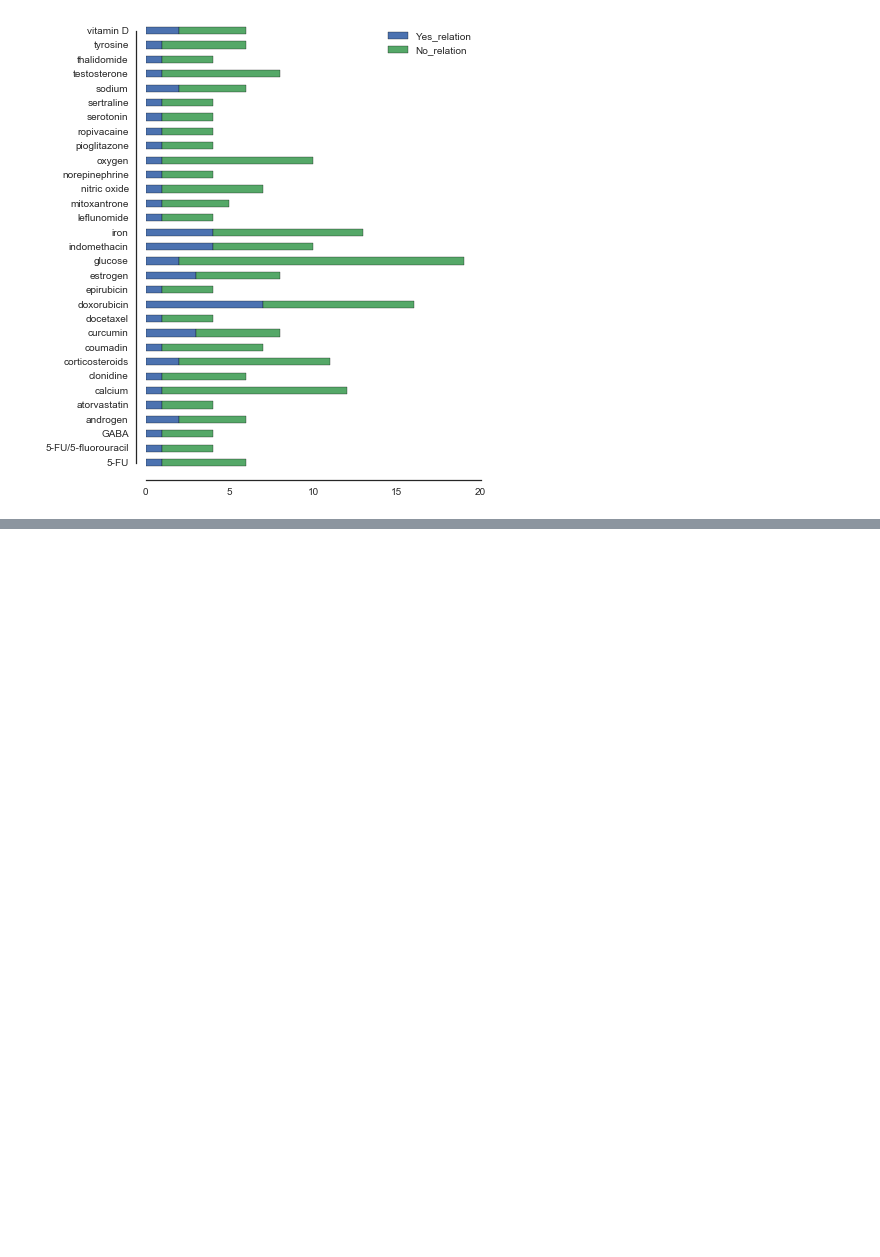
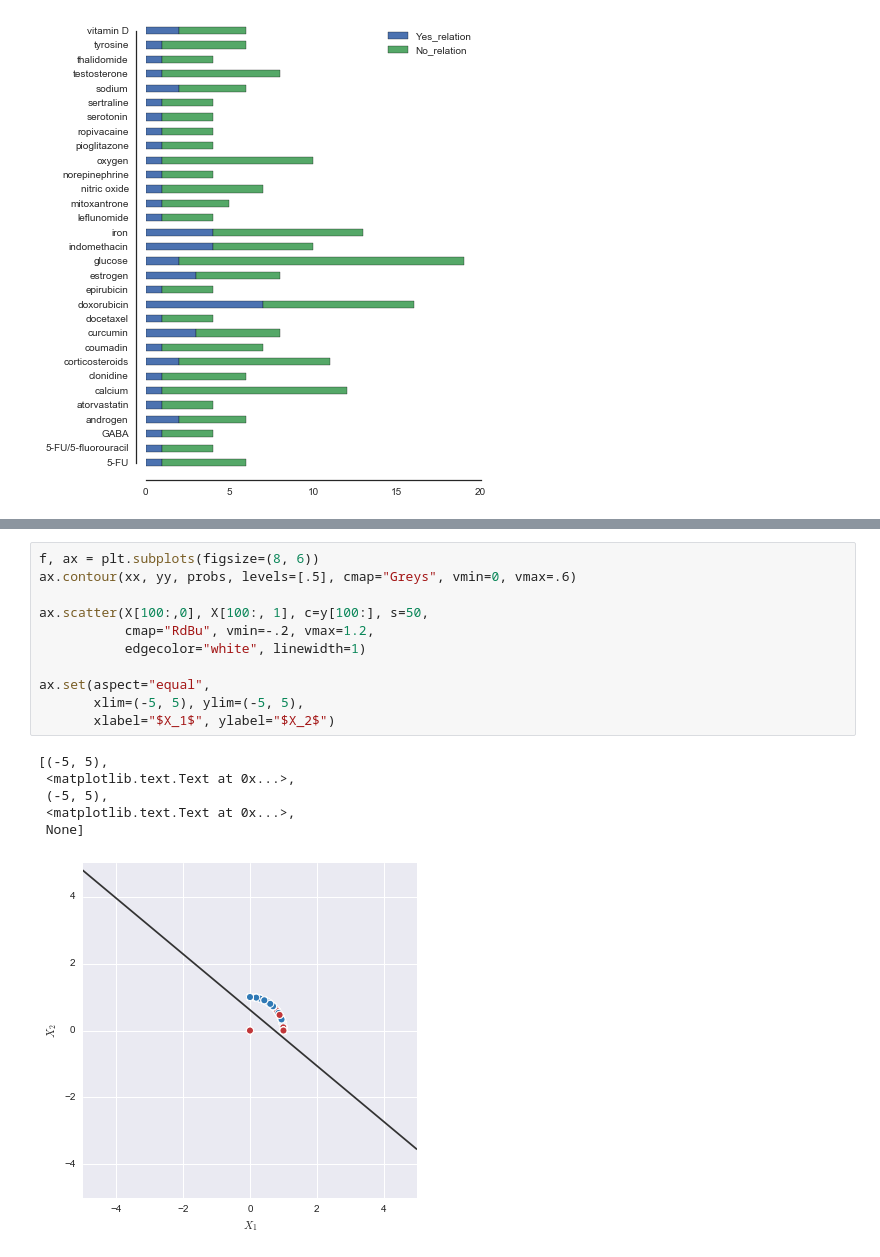
Before and after one commit to theresacervantes/Chemicals_and_diseases, a Jupyter notebook: Untitled.ipynb, the cells around one changed output, grey strips where cells are left out. Cells and saved outputs as stored; diff of their text form; blank space fills up the shorter version.

```diff
--- a/Untitled.ipynb
+++ b/Untitled.ipynb
@@ -86,0 +166,18 @@ sbs.despine(offset=10, trim=True)
+# %%
+f, ax = plt.subplots(figsize=(8, 6))
+ax.contour(xx, yy, probs, levels=[.5], cmap="Greys", vmin=0, vmax=.6)
+
+ax.scatter(X[100:,0], X[100:, 1], c=y[100:], s=50,
+           cmap="RdBu", vmin=-.2, vmax=1.2,
+           edgecolor="white", linewidth=1)
+
+ax.set(aspect="equal",
+       xlim=(-5, 5), ylim=(-5, 5),
+       xlabel="$X_1$", ylabel="$X_2$")
+# %% [output]
+[(-5, 5),
+ <matplotlib.text.Text at 0x...>,
+ (-5, 5),
+ <matplotlib.text.Text at 0x...>,
+ None]
+[figure, added]
```
Also changed, not shown: parts of 32 cells of this notebook, 1 other file.
